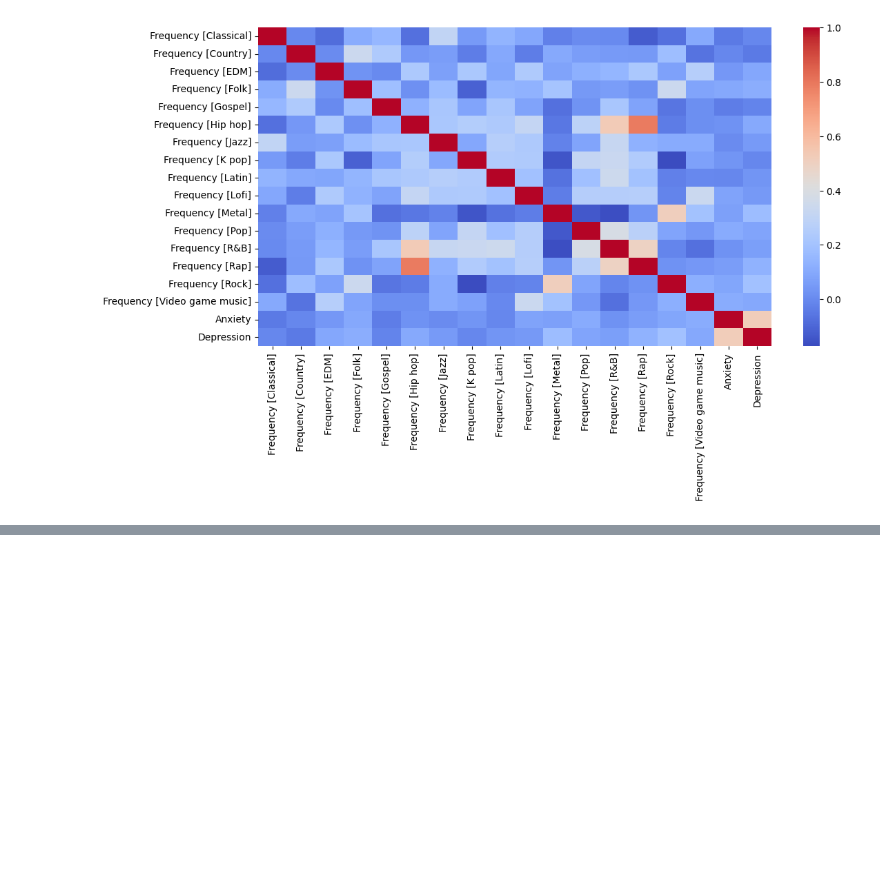
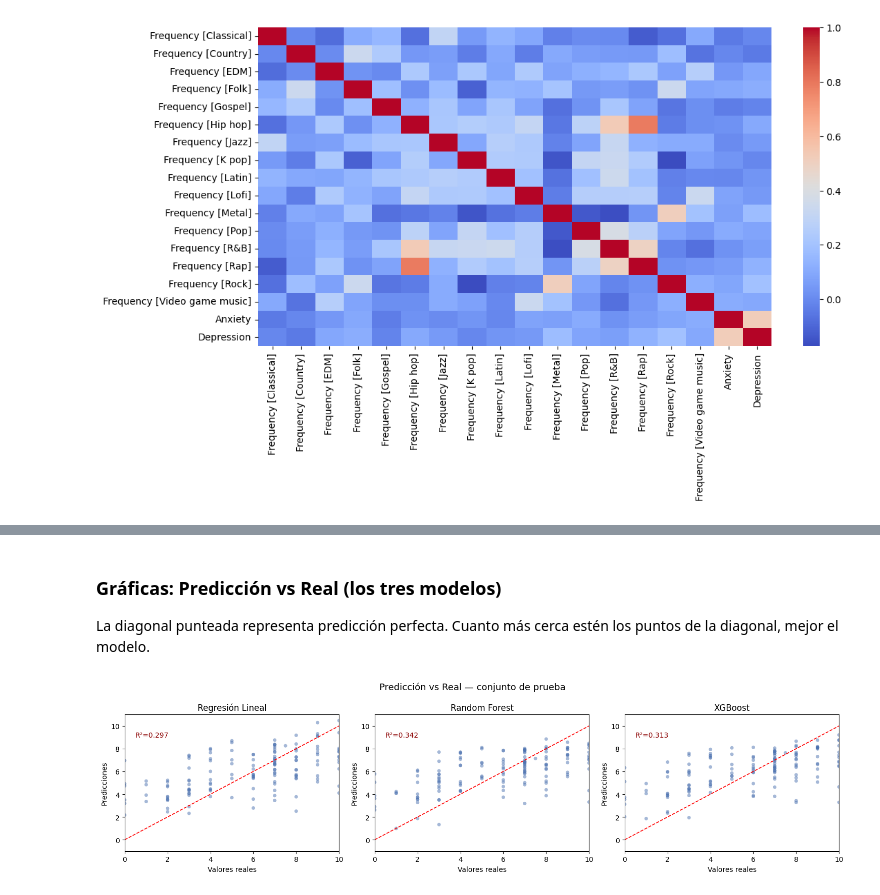
Before and after one commit to MarceloDetlefsen/proyecto_datascience, a Jupyter notebook: Proyecto1_Fase2.ipynb, the cells around one changed output, grey strips where cells are left out. Saved outputs shown, nothing was run; the diff lists cells and outputs as text; code cells hidden in the pictures; blank space fills up the shorter version.

Commit message:
Se resuelven bugs críticos y se mejora el rigor del modelado.

```diff
--- a/Proyecto1_Fase2.ipynb
+++ b/Proyecto1_Fase2.ipynb
@@ -763,0 +645,26 @@ Este proyecto demuestra que los hábitos musicales tienen una relación limitada
+# %% [markdown]
+### Gráficas: Predicción vs Real (los tres modelos)
+
+La diagonal punteada representa predicción perfecta. Cuanto más cerca estén los puntos de la diagonal, mejor el modelo.
+# %%
+fig, axes = plt.subplots(1, 3, figsize=(15, 4))
+
+preds  = [y_pred_lr,        y_pred_rf,       y_pred_xgb]
+titles = ["Regresión Lineal", "Random Forest", "XGBoost"]
+
+for ax, prd, title in zip(axes, preds, titles):
+    ax.scatter(y_test, prd, alpha=0.5, edgecolors="none", color="#4C72B0", s=25)
+    lims = [0, 10]
+    ax.plot(lims, lims, "r--", linewidth=1.2, label="Perfecta")
+    ax.set_xlabel("Valores reales")
+    ax.set_ylabel("Predicciones")
+    ax.set_title(title)
+    ax.set_xlim(lims); ax.set_ylim([-1, 11])
+    r2_val = r2_score(y_test, prd)
+    ax.text(0.5, 9, f"R²={r2_val:.3f}", fontsize=10, color="darkred")
+
+plt.suptitle("Predicción vs Real — conjunto de prueba", fontsize=13)
+plt.tight_layout()
+plt.show()
+# %% [output]
+[figure, added]
```
Also changed, not shown: parts of 83 cells of this notebook.
